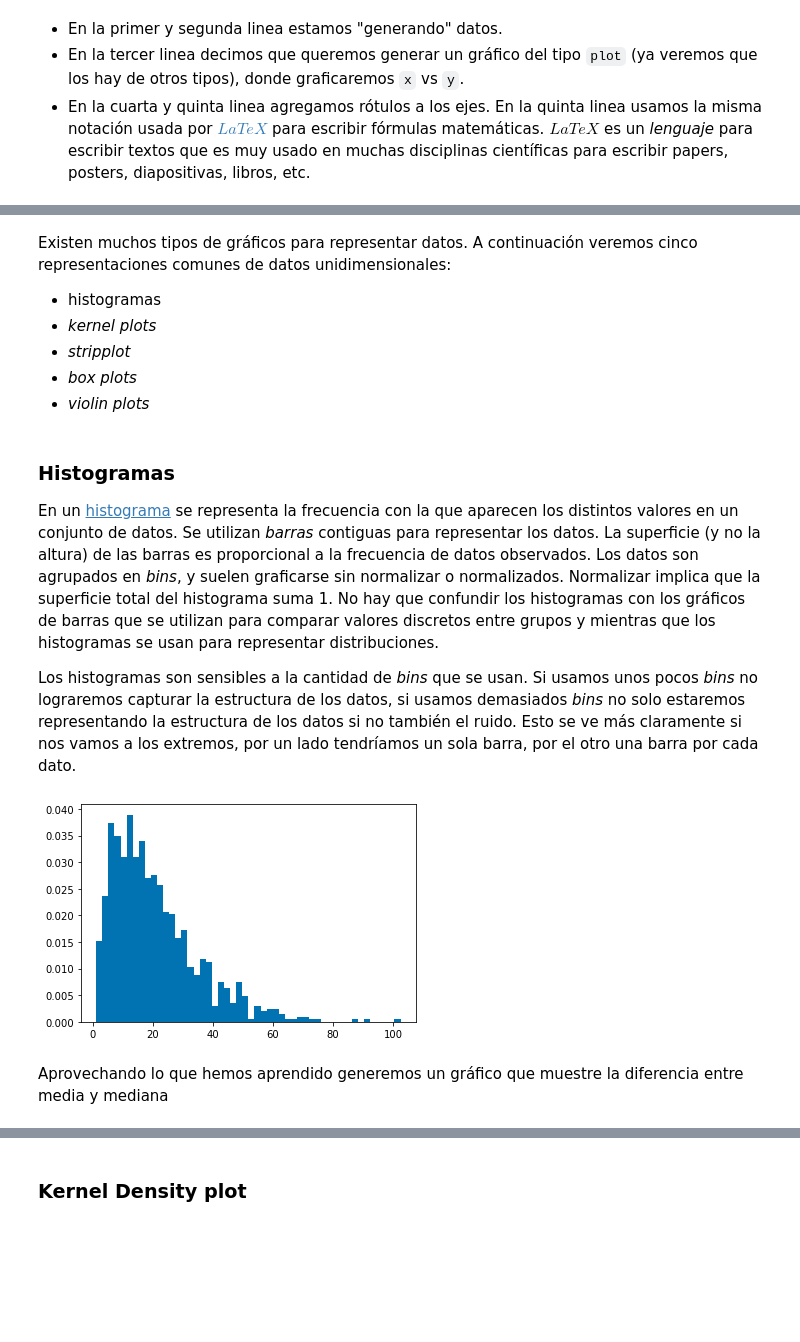
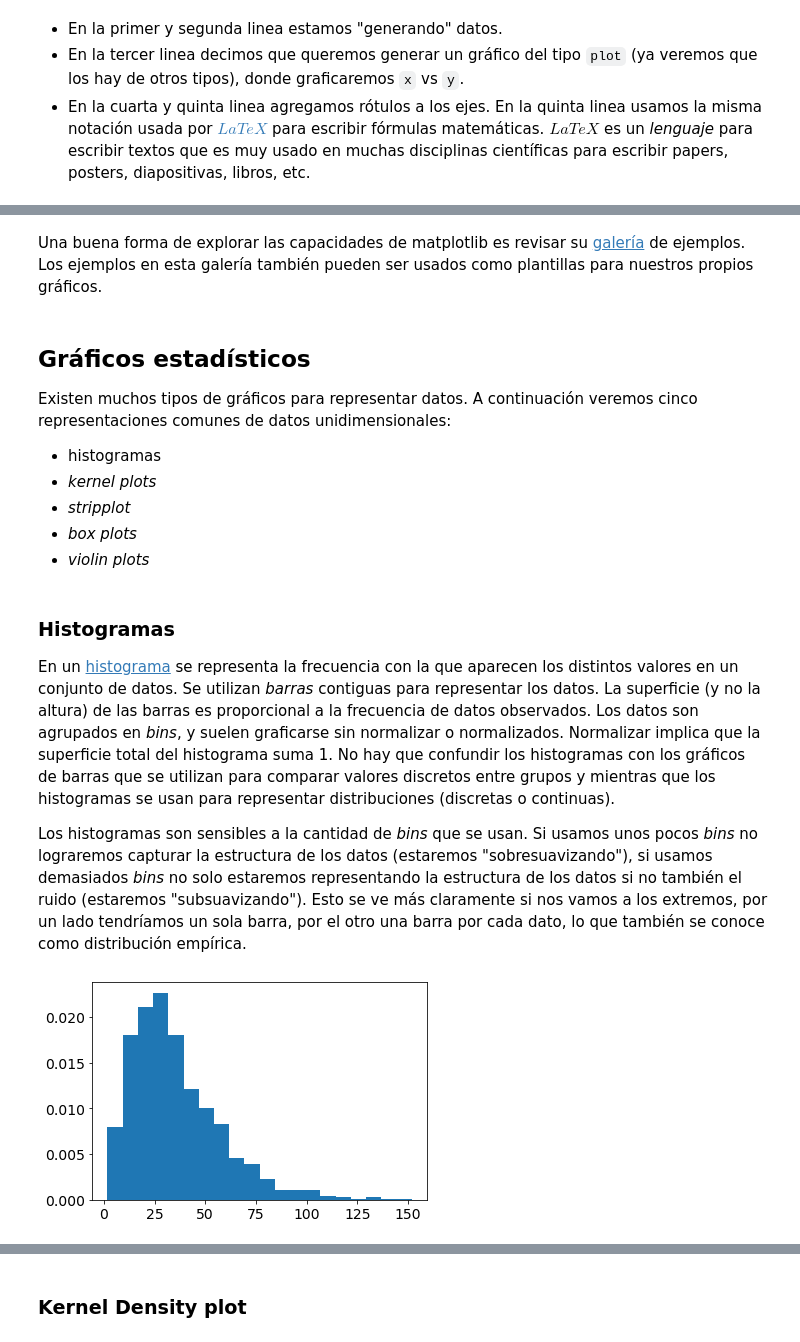
Before and after one commit to Grupo-de-modelado-probabilista/python_eda, a Jupyter notebook: 03_graficos.ipynb, the cells around one changed output, grey strips where cells are left out. Saved outputs shown, nothing was run; the diff lists cells and outputs as text; code cells hidden in the pictures; blank space fills up the shorter version.

```diff
--- a/02_graficos.ipynb
+++ b/03_graficos.ipynb
@@ -1,6 +0,0 @@
-# %%
-import numpy as np
-from scipy import stats
-import matplotlib.pyplot as plt
-import seaborn as sns
-sns.set_palette('colorblind')
@@ -120,0 +111,2 @@ plt.legend(fontsize=16)
+# %%
+plt.rcParams['font.size'] = 14
@@ -121,4 +180,8 @@ plt.legend(fontsize=16)
+# %% [markdown]
+Una buena forma de explorar las capacidades de matplotlib es revisar su [galería](https://matplotlib.org/stable/gallery/index.html) de ejemplos. Los ejemplos en esta galería también pueden ser usados como plantillas para nuestros propios gráficos.
 # %% [markdown]
+## Gráficos estadísticos
+
 Existen muchos tipos de gráficos para representar datos. A continuación veremos cinco representaciones comunes de datos unidimensionales:
 
 * histogramas
@@ -129,15 +192,13 @@ Existen muchos tipos de gráficos para representar datos. A continuación veremo
 # %% [markdown]
 ### Histogramas
 
-En un [histograma](https://en.wikipedia.org/wiki/Histogram) se representa la frecuencia con la que aparecen los distintos valores en un conjunto de datos. Se utilizan _barras_ contiguas para representar los datos. La superficie (y no la altura) de las barras es proporcional a la frecuencia de datos observados. Los datos son agrupados en _bins_, y suelen graficarse sin normalizar o normalizados. Normalizar implica que la superficie total del histograma suma 1. No hay que confundir los histogramas con los gráficos de barras que se utilizan para comparar valores discretos entre grupos y mientras que los histogramas se usan para representar distribuciones.
+En un [histograma](https://en.wikipedia.org/wiki/Histogram) se representa la frecuencia con la que aparecen los distintos valores en un conjunto de datos. Se utilizan _barras_ contiguas para representar los datos. La superficie (y no la altura) de las barras es proporcional a la frecuencia de datos observados. Los datos son agrupados en _bins_, y suelen graficarse sin normalizar o normalizados. Normalizar implica que la superficie total del histograma suma 1. No hay que confundir los histogramas con los gráficos de barras que se utilizan para comparar valores discretos entre grupos y mientras que los histogramas se usan para representar distribuciones (discretas o continuas).
 
-Los histogramas son sensibles a la cantidad de _bins_ que se usan. Si usamos unos pocos _bins_ no lograremos capturar la estructura de los datos, si usamos demasiados _bins_ no solo estaremos representando la estructura de los datos si no también el ruido. Esto se ve más claramente si nos vamos a los extremos, por un lado tendríamos un sola barra, por el otro una barra por cada dato.
+Los histogramas son sensibles a la cantidad de _bins_ que se usan. Si usamos unos pocos _bins_ no lograremos capturar la estructura de los datos (estaremos "sobresuavizando"), si usamos demasiados _bins_ no solo estaremos representando la estructura de los datos si no también el ruido (estaremos "subsuavizando"). Esto se ve más claramente si nos vamos a los extremos, por un lado tendríamos un sola barra, por el otro una barra por cada dato, lo que también se conoce como distribución empírica.
 # %%
-x = np.random.gamma(2, 10, size=1000)
+x = np.random.gamma(2.5, 15, size=1000)
 #x = np.random.normal(0, 1, size=1000)
 
-plt.hist(x, bins=50, density=True, cumulative=False);  # probá cambiar los bins, y los demás argumentos.
+plt.hist(x, bins=20, density=True, cumulative=False);  # probá cambiar los bins, y los demás argumentos.
 # %% [output]
-[figure, old version]
+[figure, new version]
-# %% [markdown]
-Aprovechando lo que hemos aprendido generemos un gráfico que muestre la diferencia entre media y mediana
```
Also changed, not shown: parts of 58 cells of this notebook, 5 other files.
